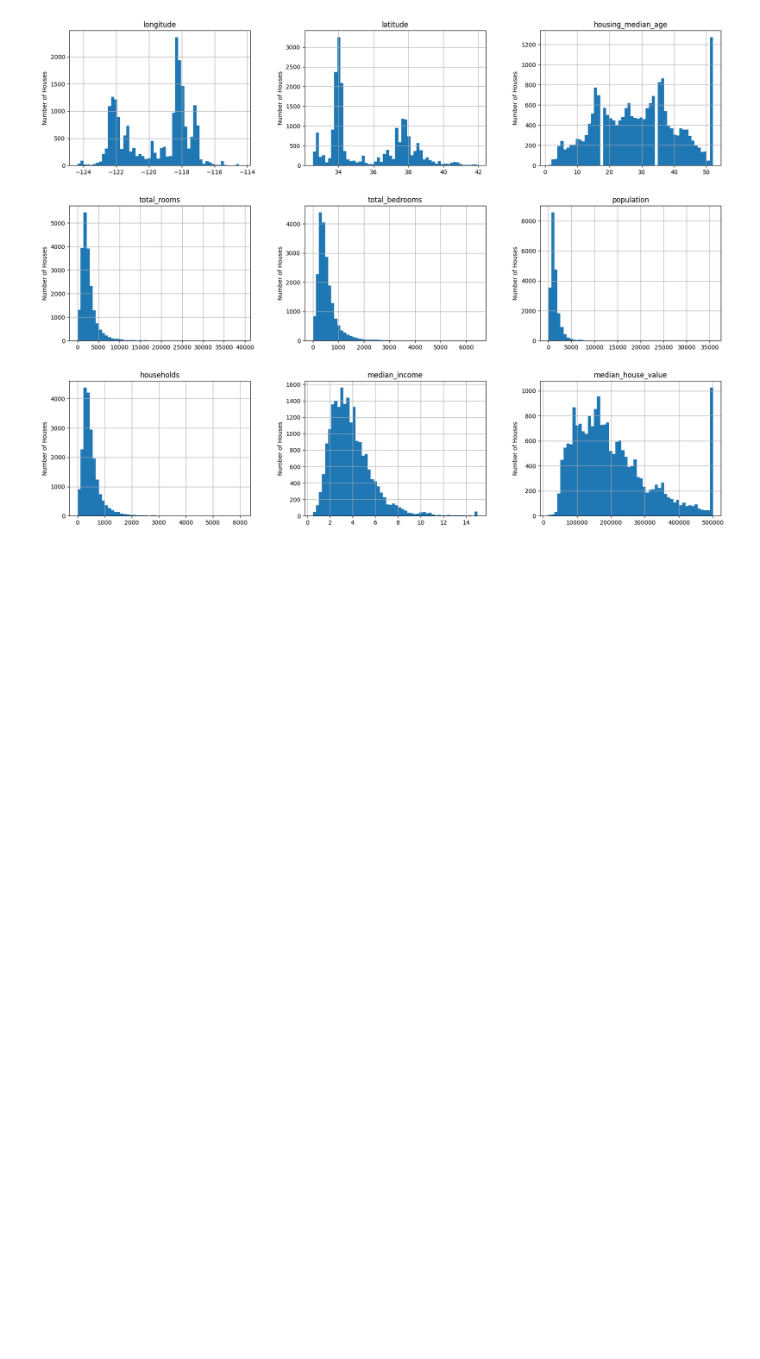
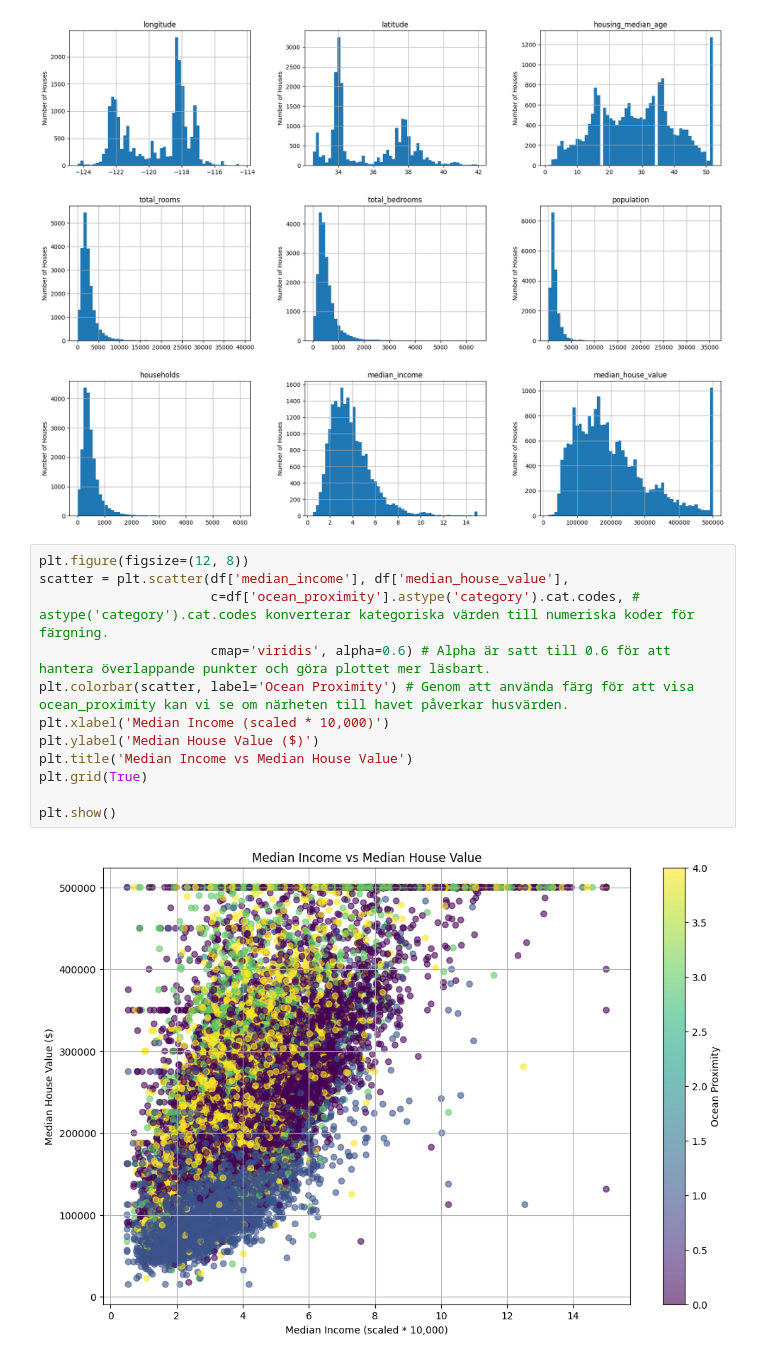
Before and after one commit to MarcusT96/AI-housing-prices, a Jupyter notebook: kunskapskontroll_houseprices.ipynb, the cells around one changed output. Drawn from its saved outputs; the diff is of its cells as text; blank space fills up the shorter version.

```diff
--- a/kunskapskontroll_houseprices.ipynb
+++ b/kunskapskontroll_houseprices.ipynb
@@ -89,3 +87,17 @@ for ax in plt.gcf().axes:
 plt.show()
 # %% [output]
 [figure]
+# %%
+plt.figure(figsize=(12, 8))
+scatter = plt.scatter(df['median_income'], df['median_house_value'],
+                      c=df['ocean_proximity'].astype('category').cat.codes, # astype('category').cat.codes konverterar kategoriska värden till numeriska koder för färgning.
+                      cmap='viridis', alpha=0.6) # Alpha är satt till 0.6 för att hantera överlappande punkter och göra plottet mer läsbart.
+plt.colorbar(scatter, label='Ocean Proximity') # Genom att använda färg för att visa ocean_proximity kan vi se om närheten till havet påverkar husvärden.
+plt.xlabel('Median Income (scaled * 10,000)')
+plt.ylabel('Median House Value ($)')
+plt.title('Median Income vs Median House Value')
+plt.grid(True)
+
+plt.show()
+# %% [output]
+[figure, added]
```
Also changed, not shown: parts of 1 cell of this notebook.
